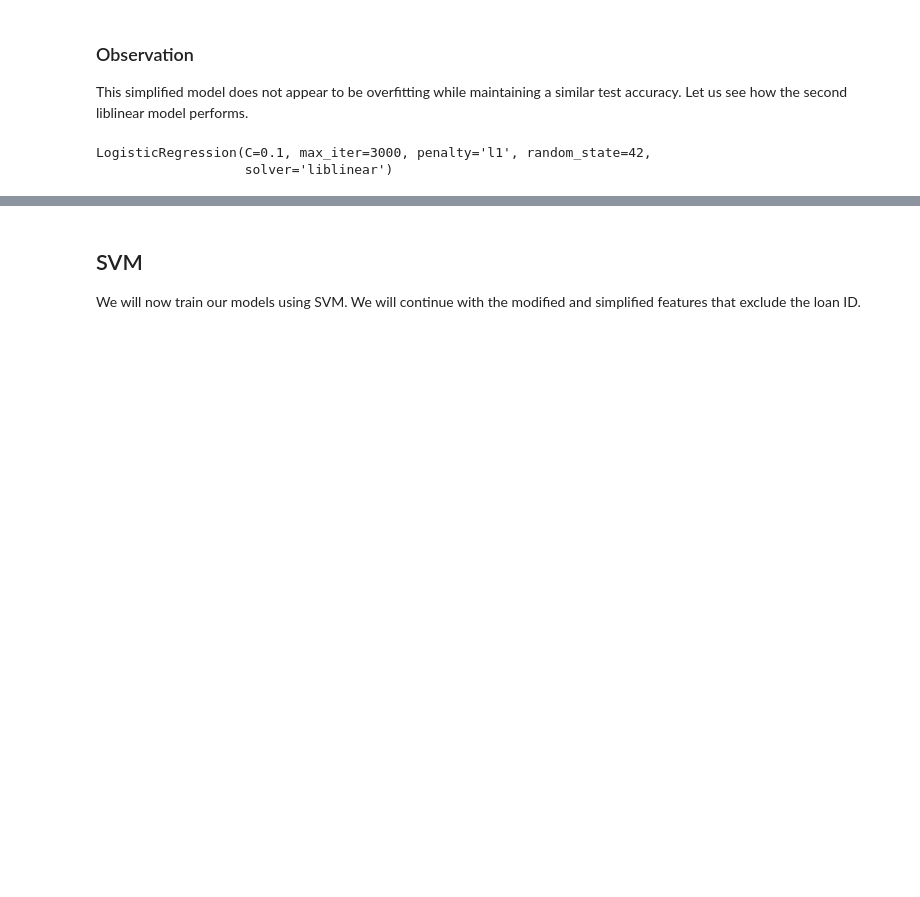
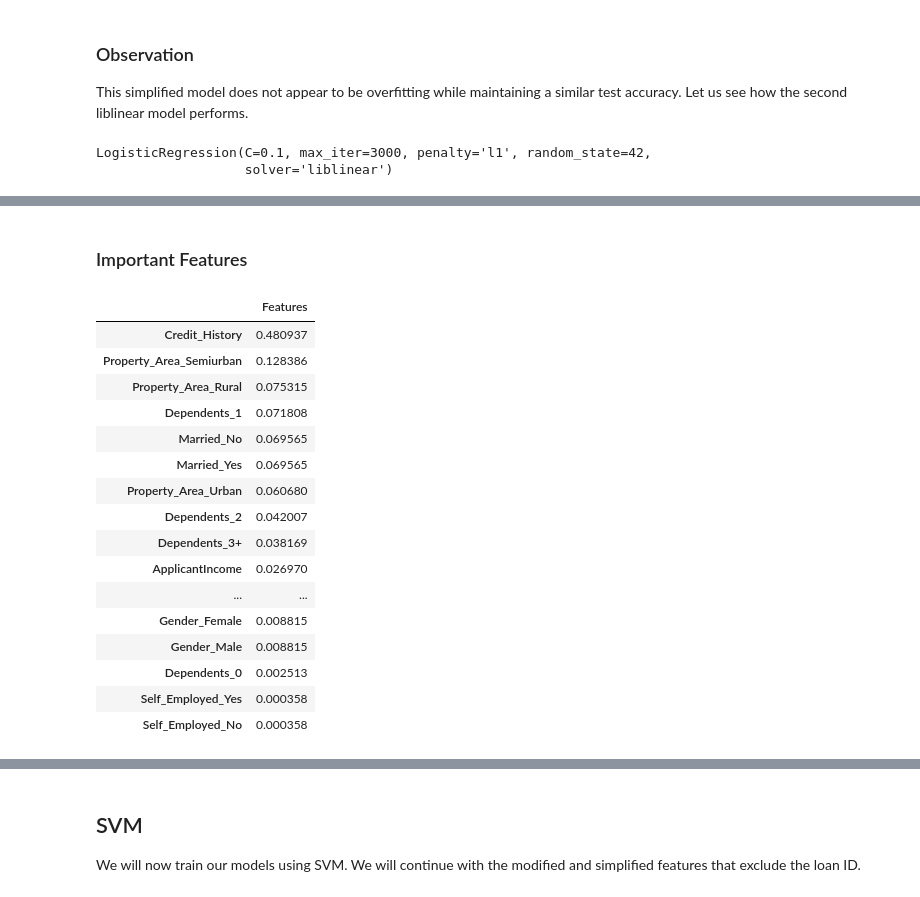
Before and after one commit to SLyubar/machinelearning, a Jupyter notebook: Final Project.ipynb, the cells around one changed output, grey strips where cells are left out. Cells and saved outputs as stored; diff of their text form; code cells hidden in the pictures; blank space fills up the shorter version.

```diff
--- a/Final Project.ipynb
+++ b/Final Project.ipynb
@@ -511,10 +497,17 @@ X2.iloc[:,:] = scaler2.fit_transform(X2.values)
 # %%
 X_train2, X_test2, y_train2, y_test2 = train_test_split(X2, y, test_size=0.3, random_state=42)
+# %%
+# scale the features
+scaler2 = StandardScaler()
+
+# Fitting and transforming the original data to scaled data
+X_train2 = scaler2.fit_transform(X_train2)
+X_test2 = scaler2.transform(X_test2)
 # %%
 parameters3 = {"C":strength, "solver":solvers,
               "random_state":[42], "max_iter":[3000], "penalty":["l2"]}
 lr3 = LogisticRegression()
-clf3 = GridSearchCV(lr3, parameters)
+clf3 = GridSearchCV(lr3, parameters3)
 clf3.fit(X_train2, y_train2)
 # %% [output]
 GridSearchCV(estimator=LogisticRegression(),
@@ -556,9 +549,9 @@ clf4.best_params_, clf4.best_score_
 # %% [markdown]
 ### Verify Results Using the Test Set
 # %%
-liblinear2 = LogisticRegression()
-liblinear2.set_params(**clf3.best_params_)
-liblinear2.get_params()
+lbfgs = LogisticRegression()
+lbfgs.set_params(**clf3.best_params_)
+lbfgs.get_params()
 # %% [output]
 {'C': 0.01,
  'class_weight': None,
@@ -607,0 +631,31 @@ Testing Accuracy: 0.7783783783783784
+# %% [markdown]
+### Important Features
+# %%
+# Create a dataframe that maps the feature names to the coefficients
+lbfgs_coef = pd.DataFrame(data=abs(lbfgs.coef_), columns=short_features)
+
+# Transpose the DF to make it easier to read
+lbfgs_coef = lbfgs_coef.T
+lbfgs_coef.rename(columns={0:"Features"},inplace=True)
+
+# Sorting the top features by coefficient values
+lbfgs_coef = lbfgs_coef.sort_values(by="Features",ascending=False).head(20)
+lbfgs_coef
+# %% [output]
+|  | Features |
+| Credit_History | 0.480937 |
+| Property_Area_Semiurban | 0.128386 |
+| Property_Area_Rural | 0.075315 |
+| Dependents_1 | 0.071808 |
+| Married_No | 0.069565 |
+| Married_Yes | 0.069565 |
+| Property_Area_Urban | 0.060680 |
+| Dependents_2 | 0.042007 |
+| Dependents_3+ | 0.038169 |
+| ApplicantIncome | 0.026970 |
+| ... | ... |
+| Gender_Female | 0.008815 |
+| Gender_Male | 0.008815 |
+| Dependents_0 | 0.002513 |
+| Self_Employed_Yes | 0.000358 |
+| Self_Employed_No | 0.000358 |
```
Also changed, not shown: parts of 51 cells of this notebook.
